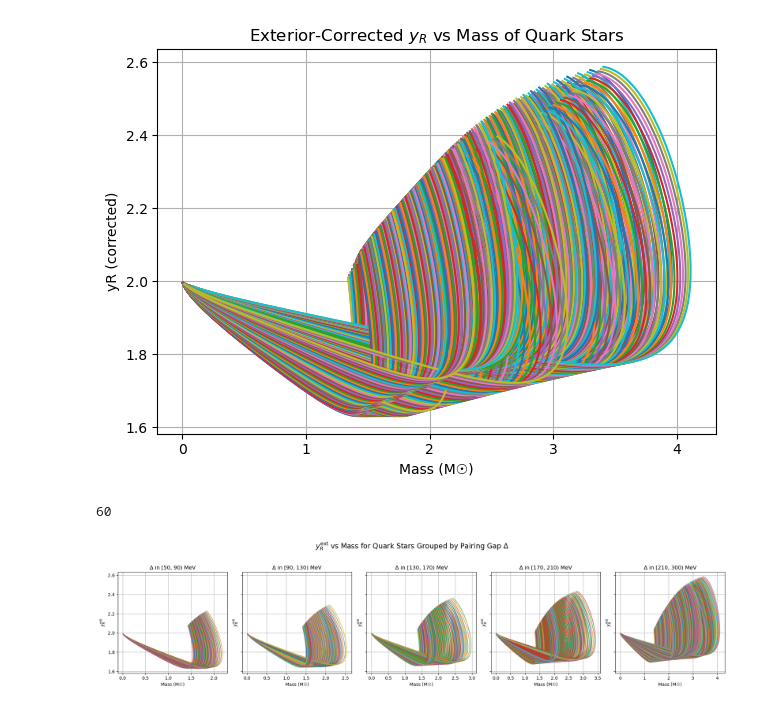
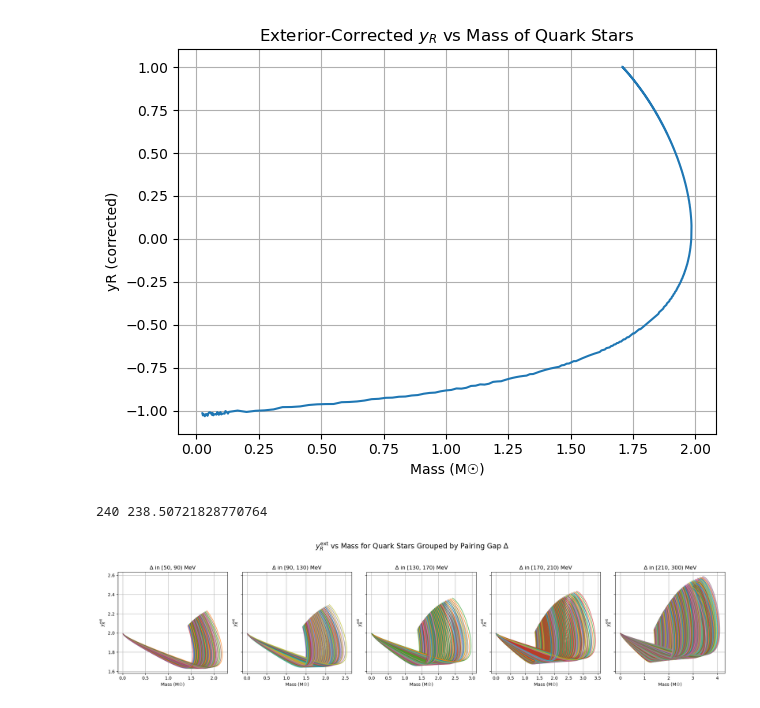
Before and after one commit to giorgoskoufetidis/TOV_EQUATIONS, a Jupyter notebook: Quark Stars/Plot_Quark_MR.ipynb, the cells around one changed output. Cells and saved outputs as stored; diff of their text form; code cells hidden in the pictures.

```diff
--- a/Quark Stars/Plot_Quark_MR.ipynb
+++ b/Quark Stars/Plot_Quark_MR.ipynb
@@ -15,7 +15,7 @@ for folder in folders:
 
     files = [f for f in os.listdir(folder) if fnmatch.fnmatch(f, pattern)]
 
-    for file in files:
+    for file in files[:1]:
         filepath = os.path.join(folder, file)
 
         # Load CSV data, skipping header
@@ -64,11 +64,12 @@ for folder in folders:
 
     files = [f for f in os.listdir(folder) if fnmatch.fnmatch(f, pattern)]
 
-    for file in files:
+    for file in files[:1]:
         filepath = os.path.join(folder, file)
 
         # Load CSV data, skipping header
         data = np.genfromtxt(filepath, delimiter=',', skip_header=1)
+        # Compactness check
 
         if data.ndim == 1 or data.shape[1] < 2:
             continue  # Skip malformed or incomplete files
@@ -91,36 +141,36 @@ import fnmatch
 folders = ['TOV_results_Qark_Stars_tidal']
 pattern = '*.csv'
 
 for folder in folders:
     if not os.path.exists(folder):
         continue
 
     files = [f for f in os.listdir(folder) if fnmatch.fnmatch(f, pattern)]
 
-    for file in files:
+    for file in files[:1]:
         filepath = os.path.join(folder, file)
         data = np.genfromtxt(filepath, delimiter=',', skip_header=1)
 
         if data.ndim == 1 or data.shape[1] < 4:
             continue
 
         M = data[:, 0]
-        yR_ext = data[:, 4]
+        yR_ext = data[:, 5]
 
         valid = np.isfinite(M) & np.isfinite(yR_ext)
 
         if np.any(valid):
             plt.plot(M[valid], yR_ext[valid], label=file.split('.')[0])
 
 plt.xlabel("Mass (M☉)")
 plt.ylabel("yR (corrected)")
 plt.title("Exterior-Corrected $y_R$ vs Mass of Quark Stars")
 plt.grid(True)
 # plt.legend(fontsize=6)
 plt.tight_layout()
 plt.show()
 # %% [output]
-[figure, old version]
+[figure, new version]
 # %%
 import os
 import csv
@@ -171,9 +221,10 @@ for b in B_values:
             eos_models.append((model_name, eos_model, initial_pressures, output_folder))
             model_index += 1
 # %%
-eos_models[2][1].B  # Test the first model
+print(4 * eos_models[0][1].B, eos_models[0][1].energy_density(0))
+# Test the first model
 # %% [output]
-60
+240 238.50721828770764
 # %%
 import os
 import matplotlib.pyplot as plt
```
Also changed, not shown: parts of 4 cells of this notebook, 1 other file.
